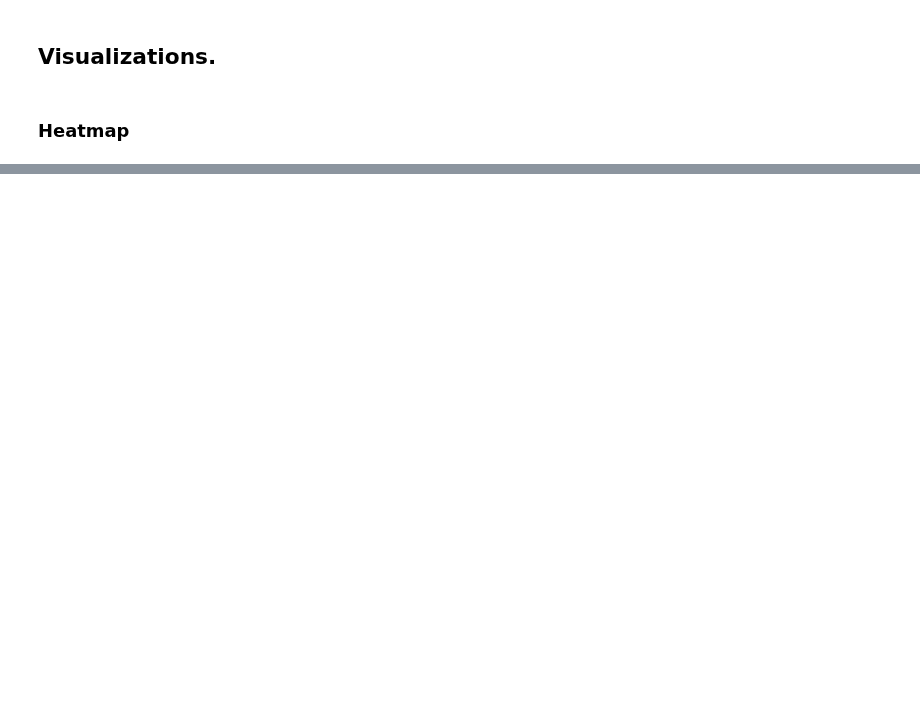
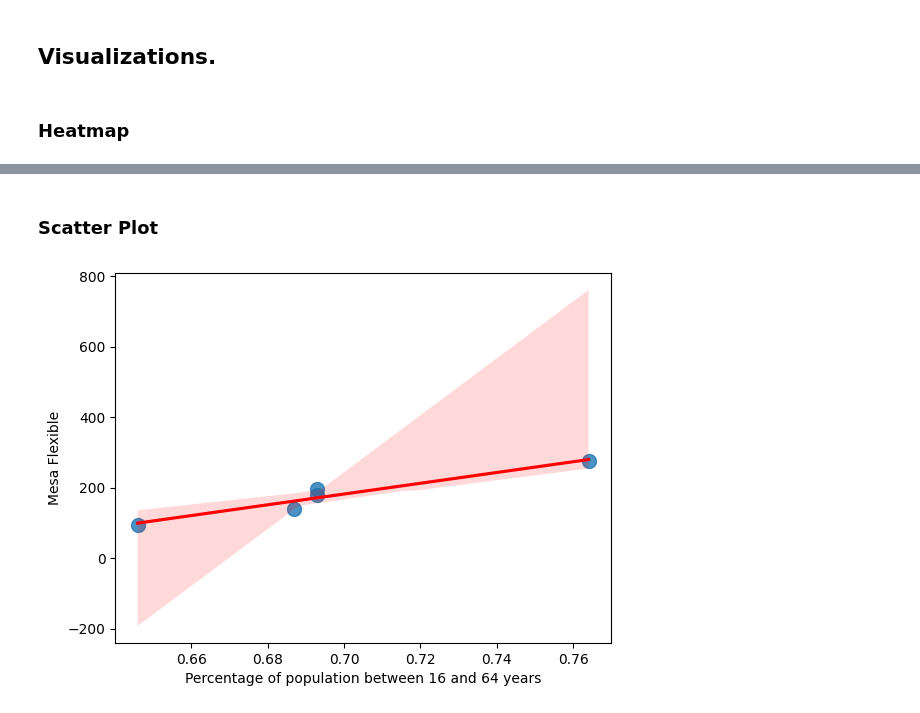
Before and after one commit to GabrielFersPin/Coworking, a Jupyter notebook: src/data_processing/predictions.ipynb, the cells around one changed output, grey strips where cells are left out. Cells and saved outputs as stored; diff of their text form; code cells hidden in the pictures; blank space fills up the shorter version.

```diff
--- a/src/data_processing/predictions.ipynb
+++ b/src/data_processing/predictions.ipynb
@@ -166,0 +142,13 @@ print(merged_df[columns_to_normalize].head())
+# %% [markdown]
+### Scatter Plot
+# %%
+import seaborn as sns
+import matplotlib.pyplot as plt
+
+# Create a scatter plot with a regression line
+sns.regplot(x='Percentage of population between 16 and 64 years', y='Mesa Flexible', data=merge_df, scatter_kws={'s': 100}, line_kws={'color': 'red'})
+
+# Show the plot
+plt.show()
+# %% [output]
+[figure, added]
```
Also changed, not shown: parts of 20 cells of this notebook, 1 other file.
